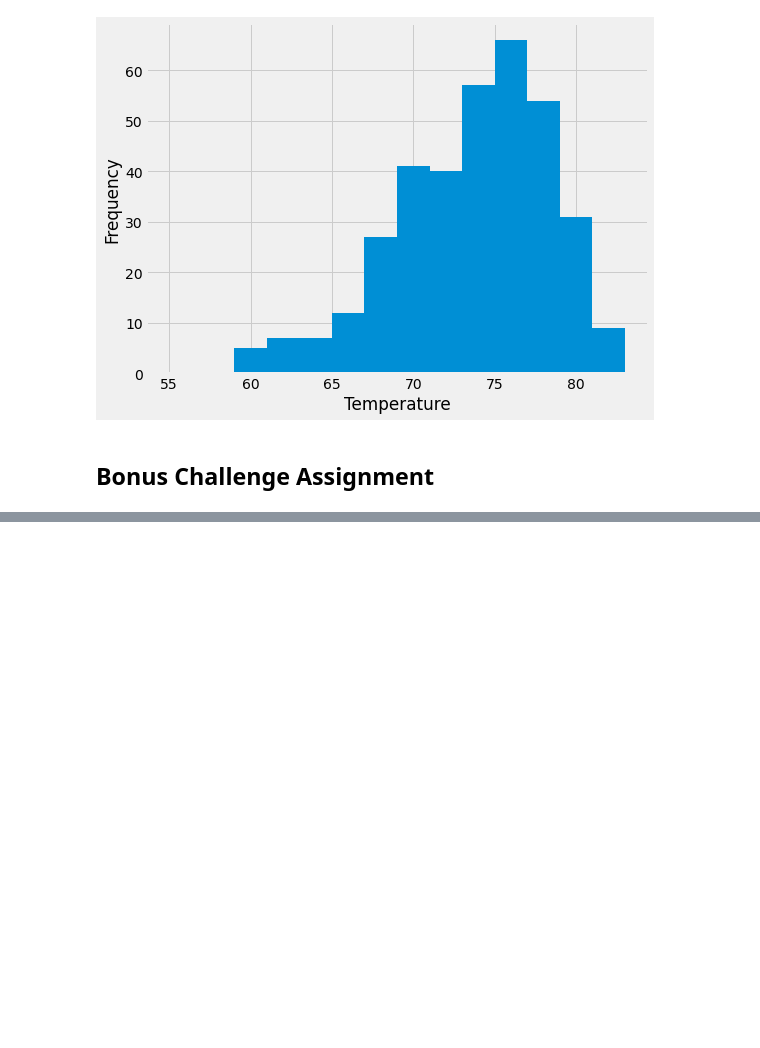
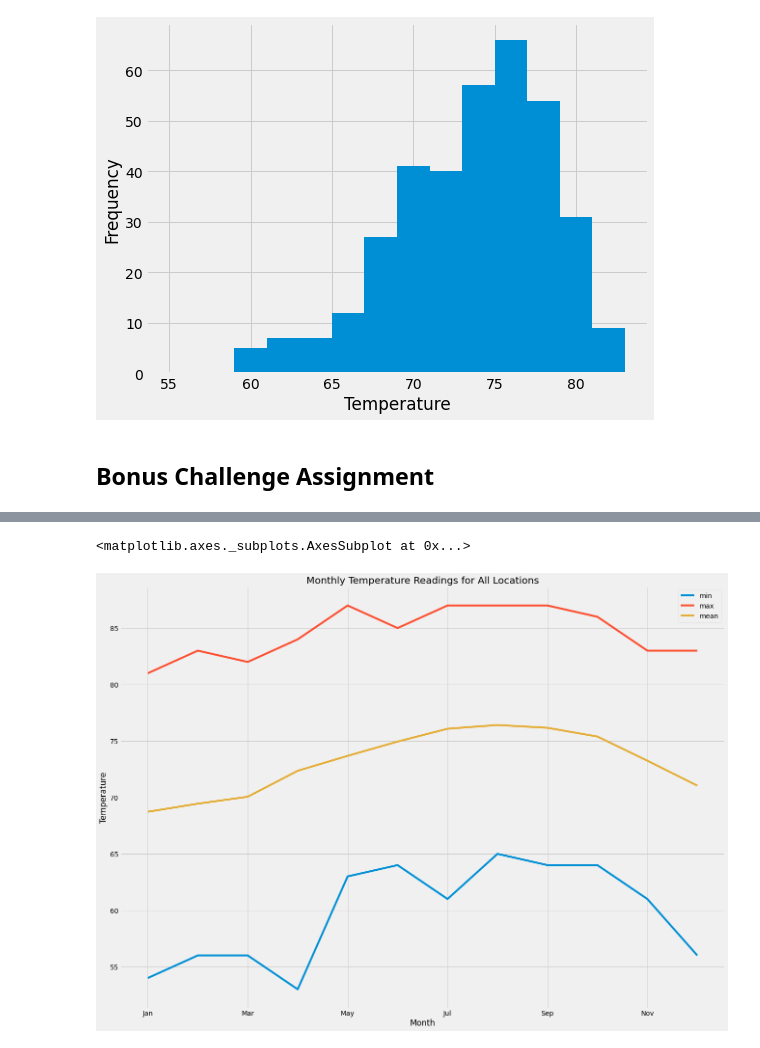
Before and after one commit to travisb98/Climate_Analysis, a Jupyter notebook: climate.ipynb, the cells around one changed output, grey strips where cells are left out. Drawn from its saved outputs; the diff is of its cells as text; code cells hidden in the pictures; blank space fills up the shorter version.

Commit message:
started working on the bonus, need to differentiate by locations

```diff
--- a/climate.ipynb
+++ b/climate.ipynb
@@ -208,0 +258,15 @@ plt.show()
+# %%
+## plotting previous df
+
+
+
+monthly_comp_chart=monthly_comp_df.plot(kind='line', figsize=(20,15), title="Monthly Temperature Readings for All Locations")
+
+
+monthly_comp_chart.set_xlabel("Month")
+monthly_comp_chart.set_ylabel("Temperature")
+
+monthly_comp_chart
+# %% [output]
+<matplotlib.axes._subplots.AxesSubplot at 0x...>
+[figure, added]
```
Also changed, not shown: parts of 5 cells of this notebook.
